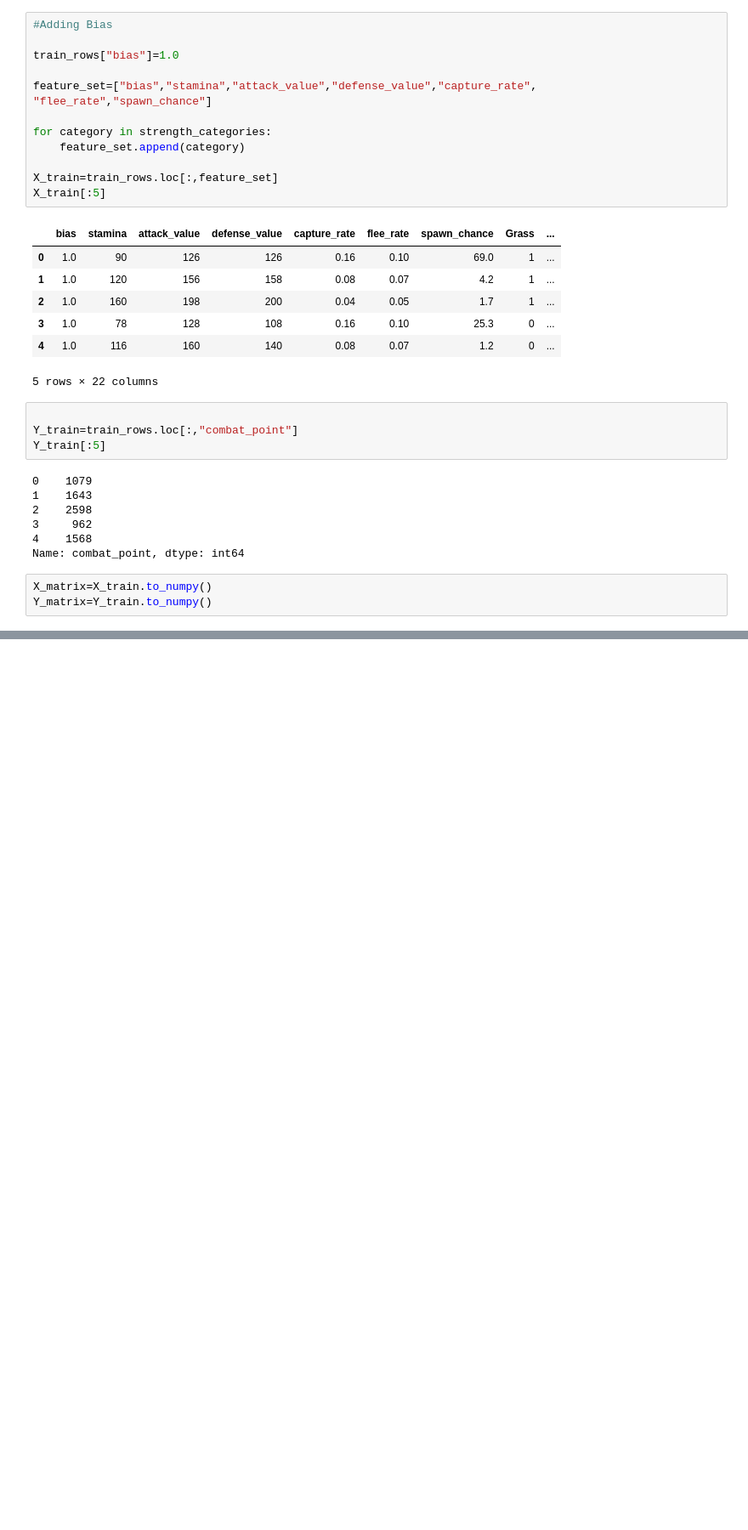
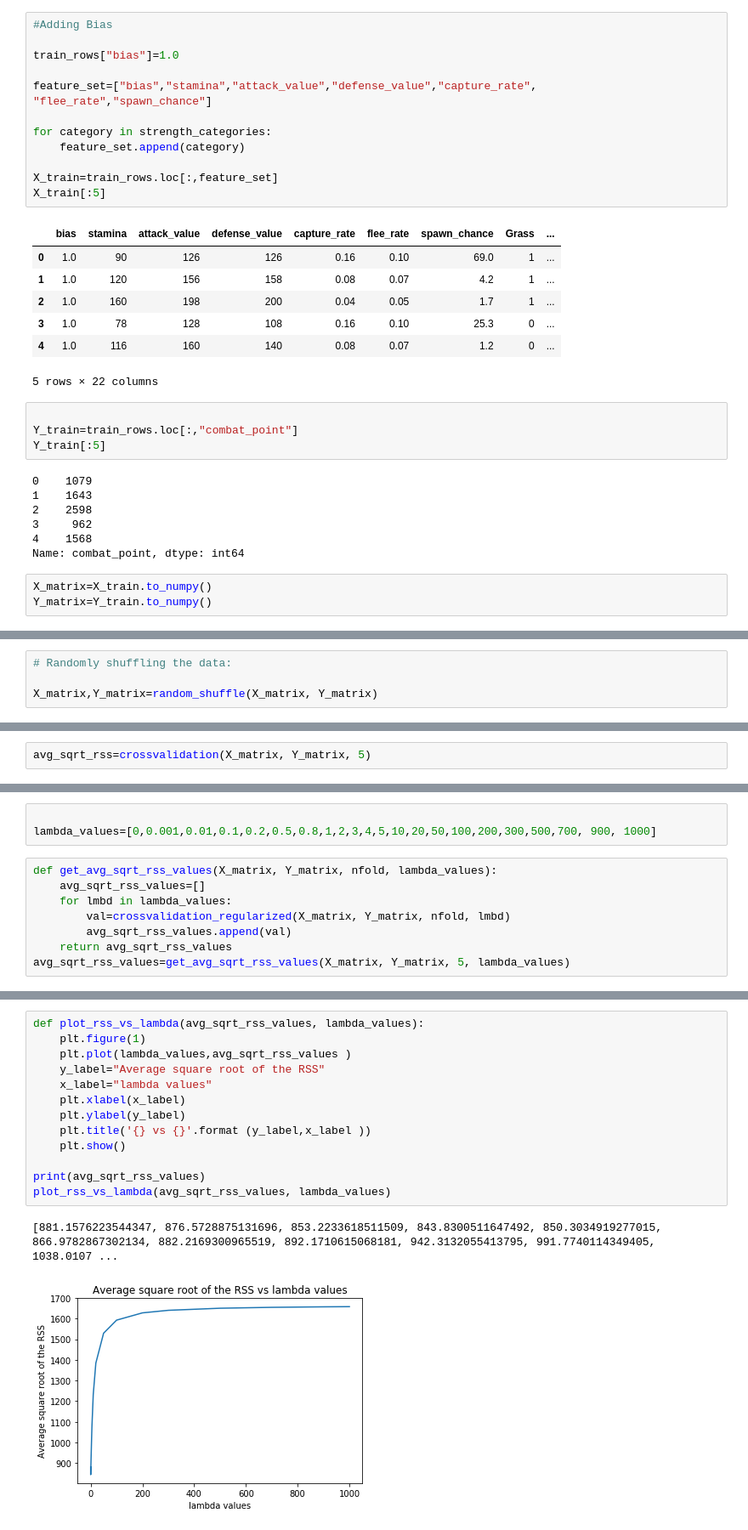
Before and after one commit to Rohan-Chaudhury/Machine_Learning_projects, a Jupyter notebook: Linear_Regression_with_Pokemon_GO_And_Closed_Form_Solution_Calculation/Homework_2_432001358_CSCE_633_600.ipynb, the cells around one changed output, grey strips where cells are left out. Shown at 85% size. Drawn from its saved outputs; the diff is of its cells as text; blank space fills up the shorter version.

```diff
--- a/Linear_Regression_with_Pokemon_GO_And_Closed_Form_Solution_Calculation/Homework_2_432001358_CSCE_633_600.ipynb
+++ b/Linear_Regression_with_Pokemon_GO_And_Closed_Form_Solution_Calculation/Homework_2_432001358_CSCE_633_600.ipynb
@@ -280,0 +302,4 @@ array([-1.30356122e+03,  3.91582316e+00,  1.08123972e+01,  5.62796395e+00,
+# %%
+# Randomly shuffling the data:
+
+X_matrix,Y_matrix=random_shuffle(X_matrix, Y_matrix)
@@ -280,0 +353,2 @@ array([-1.30356122e+03,  3.91582316e+00,  1.08123972e+01,  5.62796395e+00,
+# %%
+avg_sqrt_rss=crossvalidation(X_matrix, Y_matrix, 5)
@@ -280,0 +461,11 @@ array([-1.30356122e+03,  3.91582316e+00,  1.08123972e+01,  5.62796395e+00,
+# %%
+
+lambda_values=[0,0.001,0.01,0.1,0.2,0.5,0.8,1,2,3,4,5,10,20,50,100,200,300,500,700, 900, 1000]
+# %%
+def get_avg_sqrt_rss_values(X_matrix, Y_matrix, nfold, lambda_values):
+    avg_sqrt_rss_values=[]
+    for lmbd in lambda_values:
+        val=crossvalidation_regularized(X_matrix, Y_matrix, nfold, lmbd)
+        avg_sqrt_rss_values.append(val)
+    return avg_sqrt_rss_values
+avg_sqrt_rss_values=get_avg_sqrt_rss_values(X_matrix, Y_matrix, 5, lambda_values)
@@ -280,0 +490,16 @@ array([-1.30356122e+03,  3.91582316e+00,  1.08123972e+01,  5.62796395e+00,
+# %%
+def plot_rss_vs_lambda(avg_sqrt_rss_values, lambda_values):
+    plt.figure(1)
+    plt.plot(lambda_values,avg_sqrt_rss_values )
+    y_label="Average square root of the RSS"
+    x_label="lambda values"
+    plt.xlabel(x_label)
+    plt.ylabel(y_label)
+    plt.title('{} vs {}'.format (y_label,x_label ))
+    plt.show()
+
+print(avg_sqrt_rss_values)
+plot_rss_vs_lambda(avg_sqrt_rss_values, lambda_values)
+# %% [output]
+[881.1576223544347, 876.5728875131696, 853.2233618511509, 843.8300511647492, 850.3034919277015, 866.9782867302134, 882.2169300965519, 892.1710615068181, 942.3132055413795, 991.7740114349405, 1038.0107 ...
+[figure, added]
```
Also changed, not shown: parts of 12 cells of this notebook.
